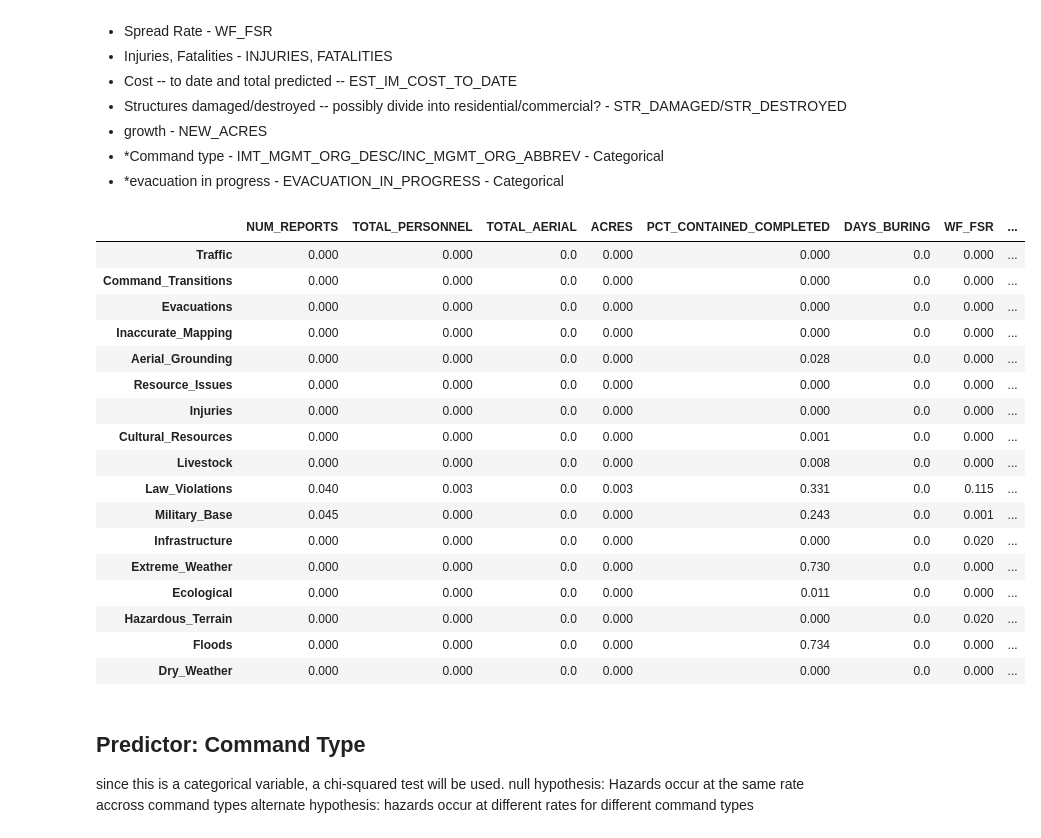
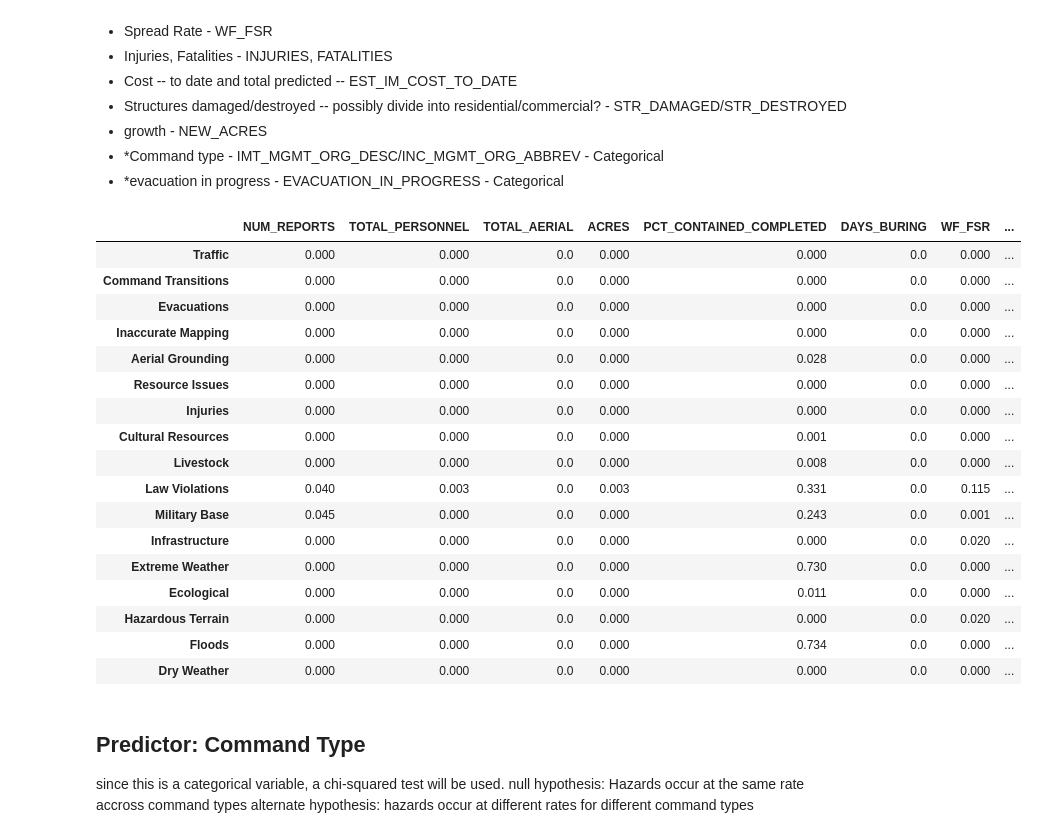
Before and after one commit to nasa/mika, a Jupyter notebook: notebooks/Further Quantitative Analysis of ICS.ipynb, the cells around one changed output. Saved outputs shown, nothing was run; the diff lists cells and outputs as text; code cells hidden in the pictures.

Commit message:
added data preparation for predictive models, generalized trend analysis functions a little bit, updated notebooks accordingly

```diff
--- a/notebooks/Further Quantitative Analysis of ICS.ipynb
+++ b/notebooks/Further Quantitative Analysis of ICS.ipynb
@@ -55,7 +59,7 @@ Preprocessed data extracted from:  C:\Users\srandrad\smart_nlp\/\input data\ICS_
 preprocessed_df = ICS.data_df
 hazard_file = smart_nlp_path+r"\output data\hazard_interpretation_v2.xlsx"
 # %%
-time_of_occurence_days, time_of_occurence_pct_contained, frequency, fires, frequency_fires, categories, hazards, years, ids = calc_metrics(hazard_file, preprocessed_df, rm_outliers=True)
+time_of_occurence_days, time_of_occurence_pct_contained, frequency, fires, frequency_fires, categories, hazards, years, ids = calc_metrics(hazard_file, preprocessed_df, rm_outliers=True, target="Combined_Text", unique_ids_col="Unique_IDs")
 # %% [output]
 Deprecated in NumPy 1.20; for more details and guidance: https://numpy.org/devdocs/release/1.20.0-notes.html#deprecations
   numpy.float,
@@ -377,16 +330,3 @@ Error in calculation:
 | 15 | Floods | 4.857 | 6.653 | 15 | 14 | 4.857+-6.653 |
 | 16 | Dry Weather | 1.489 | 1.971 | 102 | 88 | 1.489+-1.971 |
 ... (28 outputs left out)
-# %%
-fires_per_hazard = {hazard:[fire for year in fires[hazard] for fire in fires[hazard][year]] for hazard in fires}
-hazard_df_data = {hazard:[] for hazard in fires_per_hazard}
-incident_ids = preprocessed_df['INCIDENT_ID'].tolist()
-for hazard in fires_per_hazard:
-    for fire_id in incident_ids:
-        target = 0
-        if fire_id in fires_per_hazard[hazard]:
-            target = 1
-        hazard_df_data[hazard].append(target)
-for hazard in fires_per_hazard:
-    preprocessed_df[hazard] = hazard_df_data[hazard]
-preprocessed_df
@@ -427,6 +335,3 @@ incident_summary_df['Severity'] = total_severity
-# %%
-incident_summary_df.columns = incident_summary_df.columns.str.replace(" ", "_")
-preprocessed_df.columns = preprocessed_df.columns.str.replace(" ","_")
 # %% [markdown]
 ### Predictors
 - *TF-IDF of reports
@@ -445,29 +350,6 @@ preprocessed_df.columns = preprocessed_df.columns.str.replace(" ","_")
 - growth - NEW_ACRES
 - *Command type - IMT_MGMT_ORG_DESC/INC_MGMT_ORG_ABBREV - Categorical
 - *evacuation in progress - EVACUATION_IN_PROGRESS - Categorical
-# %%
-#add col for num of reports so far
-reports_so_far = []
-days_burning_so_far = []
-for i in range(len(preprocessed_df)):
-    unique_id = preprocessed_df.iloc[i]['Unique_IDs'].split("_")[-1]
-    reports_so_far.append(int(unique_id))
-    #correct dates
-    time_of_hazard = int(preprocessed_df.iloc[i]['REPORT_DOY'])
-    start_date = int(preprocessed_df.iloc[i]['DISCOVERY_DOY'])
-    if time_of_hazard<start_date:
-        #print("dates corrected")
-        if time_of_hazard<30 and start_date<330: #report day is days since start, not doy
-            time_of_hazard+=start_date
-        elif time_of_hazard<30 and start_date>=330:
-            start_date = start_date-365 #fire spans two years
-        else: #start and report day were incorrectly switched
-            temp_start = start_date
-            start_date = time_of_hazard
-            time_of_hazard = temp_start
-    days_burning_so_far.append(time_of_hazard-int(start_date))
-preprocessed_df['NUM_REPORTS'] = reports_so_far
-preprocessed_df['DAYS_BURING'] = days_burning_so_far
 # %%
 predictor_cols = ['NUM_REPORTS', 'TOTAL_PERSONNEL', 'TOTAL_AERIAL', 'ACRES', 'PCT_CONTAINED_COMPLETED',
                  'DAYS_BURING', 'WF_FSR', 'INJURIES', 'FATALITIES', 'EST_IM_COST_TO_DATE', 'STR_DAMAGED',
@@ -475,35 +357,35 @@ predictor_cols = ['NUM_REPORTS', 'TOTAL_PERSONNEL', 'TOTAL_AERIAL', 'ACRES', 'PC
 # %%
 predictor_data = {predictor:[] for predictor in predictor_cols}
 for hazard in hazards:
     #print(hazard)
     for predictor in predictor_cols:
         #print(predictor)
         preprocessed_df[predictor] = preprocessed_df[predictor].astype(float)
-        aov = pg.anova(dv=predictor, between=hazard, data=preprocessed_df,
+        aov = pg.anova(dv=predictor, between=hazard.replace(" ", "_"), data=preprocessed_df,
                detailed=True).round(3)
         predictor_data[predictor].append(aov.iloc[0]['p-unc'])
         #print(aov)
 predictor_df = pd.DataFrame(predictor_data, index=hazards)
 predictor_df
 # %% [output]
 |  | NUM_REPORTS | TOTAL_PERSONNEL | TOTAL_AERIAL | ACRES | PCT_CONTAINED_COMPLETED | DAYS_BURING | WF_FSR | ... |
 | Traffic | 0.000 | 0.000 | 0.0 | 0.000 | 0.000 | 0.0 | 0.000 | ... |
-| Command_Transitions | 0.000 | 0.000 | 0.0 | 0.000 | 0.000 | 0.0 | 0.000 | ... |
+| Command Transitions | 0.000 | 0.000 | 0.0 | 0.000 | 0.000 | 0.0 | 0.000 | ... |
 | Evacuations | 0.000 | 0.000 | 0.0 | 0.000 | 0.000 | 0.0 | 0.000 | ... |
-| Inaccurate_Mapping | 0.000 | 0.000 | 0.0 | 0.000 | 0.000 | 0.0 | 0.000 | ... |
-| Aerial_Grounding | 0.000 | 0.000 | 0.0 | 0.000 | 0.028 | 0.0 | 0.000 | ... |
-| Resource_Issues | 0.000 | 0.000 | 0.0 | 0.000 | 0.000 | 0.0 | 0.000 | ... |
+| Inaccurate Mapping | 0.000 | 0.000 | 0.0 | 0.000 | 0.000 | 0.0 | 0.000 | ... |
+| Aerial Grounding | 0.000 | 0.000 | 0.0 | 0.000 | 0.028 | 0.0 | 0.000 | ... |
+| Resource Issues | 0.000 | 0.000 | 0.0 | 0.000 | 0.000 | 0.0 | 0.000 | ... |
 | Injuries | 0.000 | 0.000 | 0.0 | 0.000 | 0.000 | 0.0 | 0.000 | ... |
-| Cultural_Resources | 0.000 | 0.000 | 0.0 | 0.000 | 0.001 | 0.0 | 0.000 | ... |
+| Cultural Resources | 0.000 | 0.000 | 0.0 | 0.000 | 0.001 | 0.0 | 0.000 | ... |
 | Livestock | 0.000 | 0.000 | 0.0 | 0.000 | 0.008 | 0.0 | 0.000 | ... |
-| Law_Violations | 0.040 | 0.003 | 0.0 | 0.003 | 0.331 | 0.0 | 0.115 | ... |
-| Military_Base | 0.045 | 0.000 | 0.0 | 0.000 | 0.243 | 0.0 | 0.001 | ... |
+| Law Violations | 0.040 | 0.003 | 0.0 | 0.003 | 0.331 | 0.0 | 0.115 | ... |
+| Military Base | 0.045 | 0.000 | 0.0 | 0.000 | 0.243 | 0.0 | 0.001 | ... |
 | Infrastructure | 0.000 | 0.000 | 0.0 | 0.000 | 0.000 | 0.0 | 0.020 | ... |
-| Extreme_Weather | 0.000 | 0.000 | 0.0 | 0.000 | 0.730 | 0.0 | 0.000 | ... |
+| Extreme Weather | 0.000 | 0.000 | 0.0 | 0.000 | 0.730 | 0.0 | 0.000 | ... |
 | Ecological | 0.000 | 0.000 | 0.0 | 0.000 | 0.011 | 0.0 | 0.000 | ... |
-| Hazardous_Terrain | 0.000 | 0.000 | 0.0 | 0.000 | 0.000 | 0.0 | 0.020 | ... |
+| Hazardous Terrain | 0.000 | 0.000 | 0.0 | 0.000 | 0.000 | 0.0 | 0.020 | ... |
 | Floods | 0.000 | 0.000 | 0.0 | 0.000 | 0.734 | 0.0 | 0.000 | ... |
-| Dry_Weather | 0.000 | 0.000 | 0.0 | 0.000 | 0.000 | 0.0 | 0.000 | ... |
+| Dry Weather | 0.000 | 0.000 | 0.0 | 0.000 | 0.000 | 0.0 | 0.000 | ... |
 # %% [markdown]
 ## Predictor: Command Type
 since this is a categorical variable, a chi-squared test will be used.
```
Also changed, not shown: parts of 15 cells of this notebook, 4 other files.
